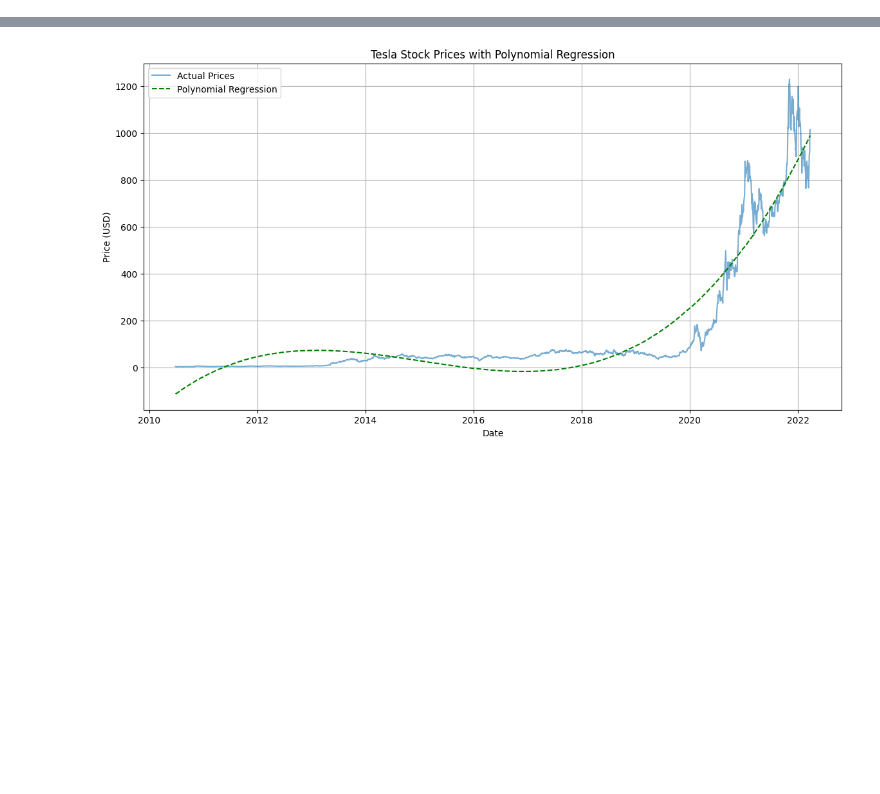
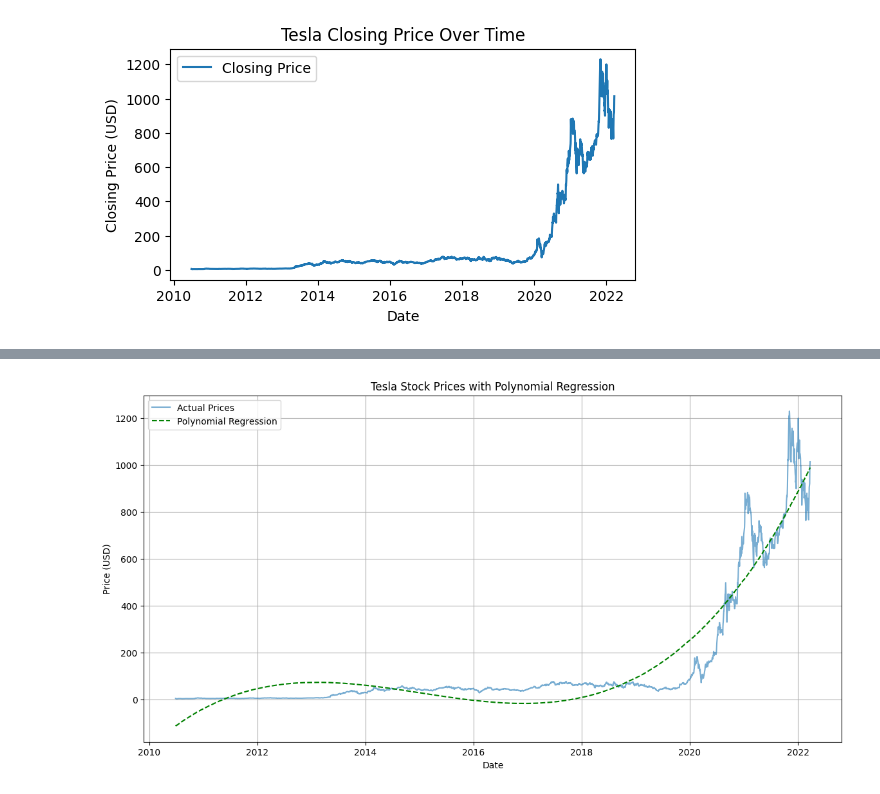
Before and after one commit to Hesham-Nabil/Data-Analysis, a Jupyter notebook: Project.ipynb, the cells around one changed output, grey strips where cells are left out. Cells and saved outputs as stored; diff of their text form; code cells hidden in the pictures; blank space fills up the shorter version.

```diff
--- a/Project.ipynb
+++ b/Project.ipynb
@@ -23,11 +23,7 @@ print(df.head())
 # Display dataset information, including data types and missing values
 print("\nDataset Info:")
 print(df.info())
-
-# Cleaning data
-df = df[df['Close'] > 0]                                                    # Remove invalid entries where closing price is non-positive
-df['Year'] = df.index.year                                                  # Extract year from the Date index
-df['Month'] = df.index.month                                                # Extract month from the Date index
+df.isnull().sum() # check missing values this will show that  There are no missing values or duplicate entries in the dataset.
 # %% [output]
 Dataset Head:
              Open   High    Low  Close  Adj Close    Volume
@@ -51,3 +84,16 @@ None
 # Hypothesis: Tesla's stock price shows periodic trends and can be analyzed for predictive modeling.
 # Linear and non-linear regression will help identify price dynamics.
 # Fourier Transform will uncover periodic patterns in stock movements.
+# %%
+# Visualize stock prices
+plt.figure(figsize=(6, 3))
+plt.plot(df['Date'], df['Close'], label='Closing Price')
+plt.title('Tesla Closing Price Over Time')
+plt.xlabel('Date')
+plt.ylabel('Closing Price (USD)')
+plt.legend()
+plt.show()
+
+df.describe() # display summary statistics
+# %% [output]
+[figure, added]
```
Also changed, not shown: parts of 8 cells of this notebook.
